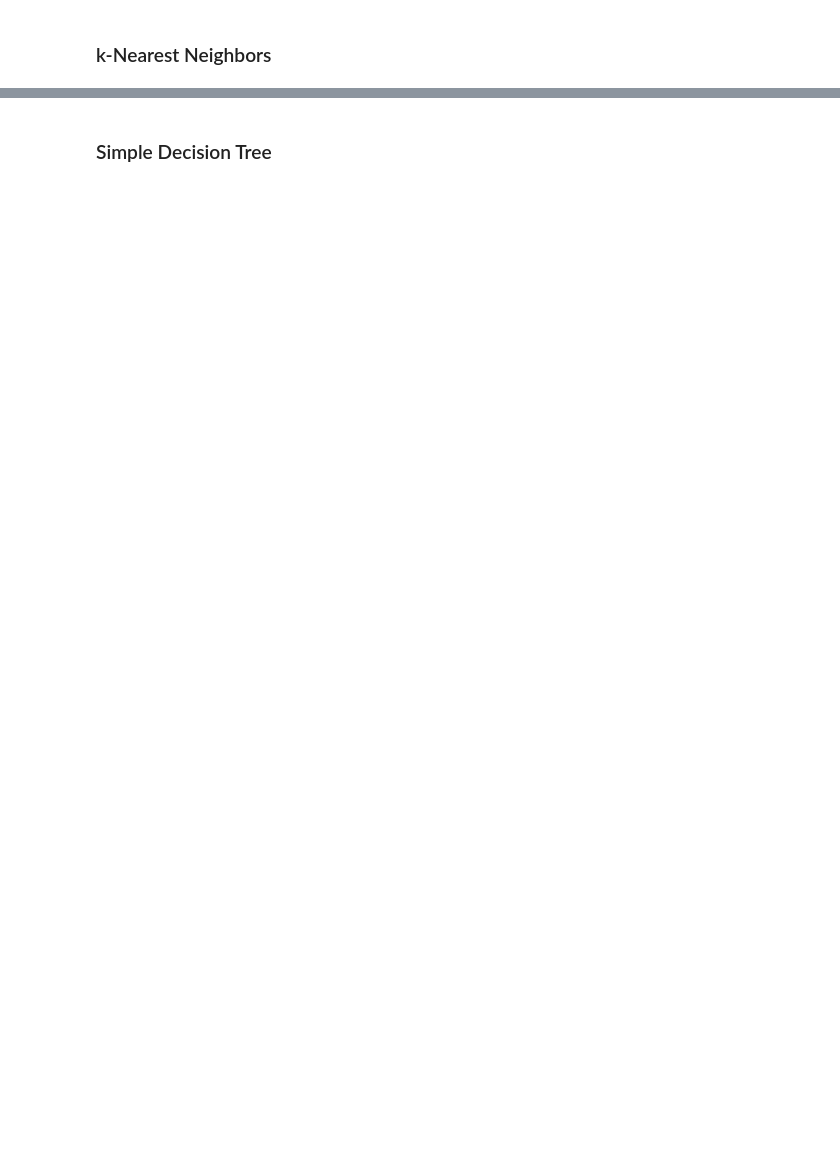
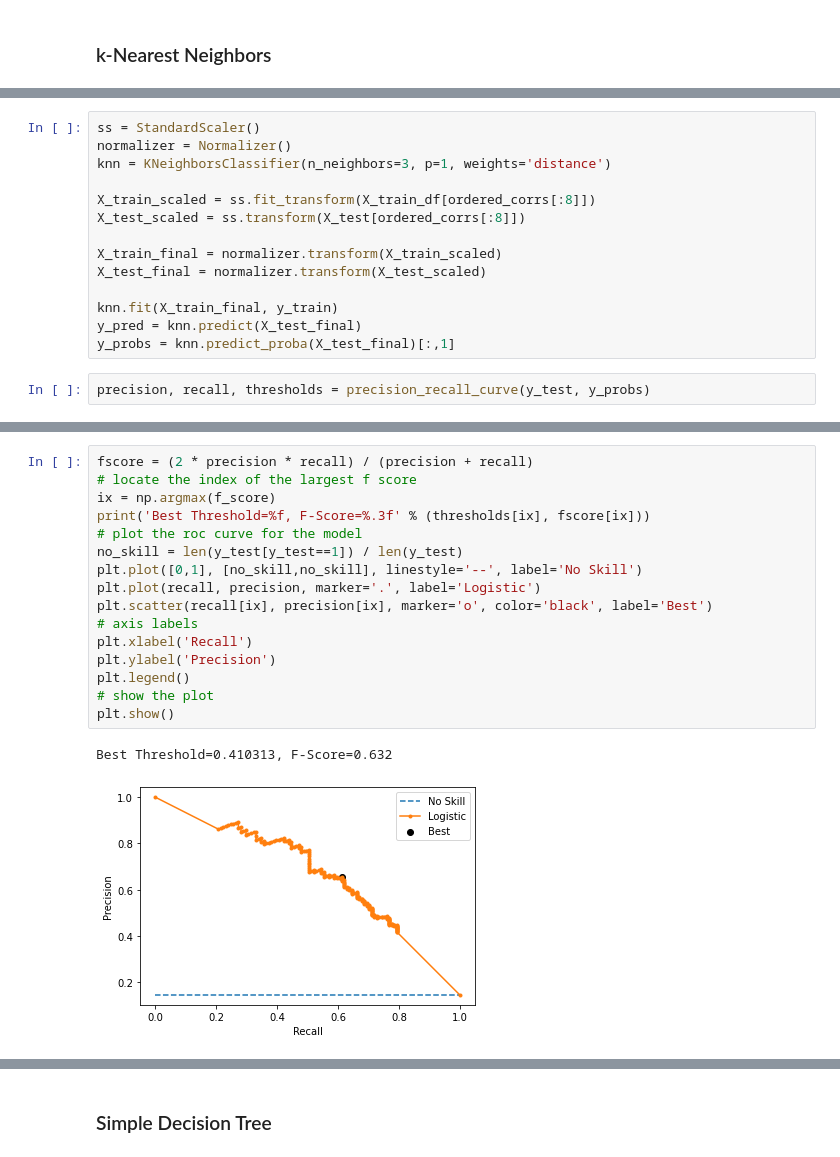
Before and after one commit to Sombrero7/project3, a Jupyter notebook: final_notebook.ipynb, the cells around one changed output, grey strips where cells are left out. Cells and saved outputs as stored; diff of their text form; blank space fills up the shorter version.

```diff
--- a/final_notebook.ipynb
+++ b/final_notebook.ipynb
@@ -352,0 +329,16 @@ models[7].score(X_test[ordered_corrs[:8]], y_test)
+# %%
+ss = StandardScaler()
+normalizer = Normalizer()
+knn = KNeighborsClassifier(n_neighbors=3, p=1, weights='distance')
+
+X_train_scaled = ss.fit_transform(X_train_df[ordered_corrs[:8]])
+X_test_scaled = ss.transform(X_test[ordered_corrs[:8]])
+
+X_train_final = normalizer.transform(X_train_scaled)
+X_test_final = normalizer.transform(X_test_scaled)
+
+knn.fit(X_train_final, y_train)
+y_pred = knn.predict(X_test_final)
+y_probs = knn.predict_proba(X_test_final)[:,1]
+# %%
+precision, recall, thresholds = precision_recall_curve(y_test, y_probs)
@@ -352,0 +352,19 @@ models[7].score(X_test[ordered_corrs[:8]], y_test)
+# %%
+fscore = (2 * precision * recall) / (precision + recall)
+# locate the index of the largest f score
+ix = np.argmax(f_score)
+print('Best Threshold=%f, F-Score=%.3f' % (thresholds[ix], fscore[ix]))
+# plot the roc curve for the model
+no_skill = len(y_test[y_test==1]) / len(y_test)
+plt.plot([0,1], [no_skill,no_skill], linestyle='--', label='No Skill')
+plt.plot(recall, precision, marker='.', label='Logistic')
+plt.scatter(recall[ix], precision[ix], marker='o', color='black', label='Best')
+# axis labels
+plt.xlabel('Recall')
+plt.ylabel('Precision')
+plt.legend()
+# show the plot
+plt.show()
+# %% [output]
+Best Threshold=0.410313, F-Score=0.632
+[figure, added]
```
Also changed, not shown: parts of 44 cells of this notebook.
